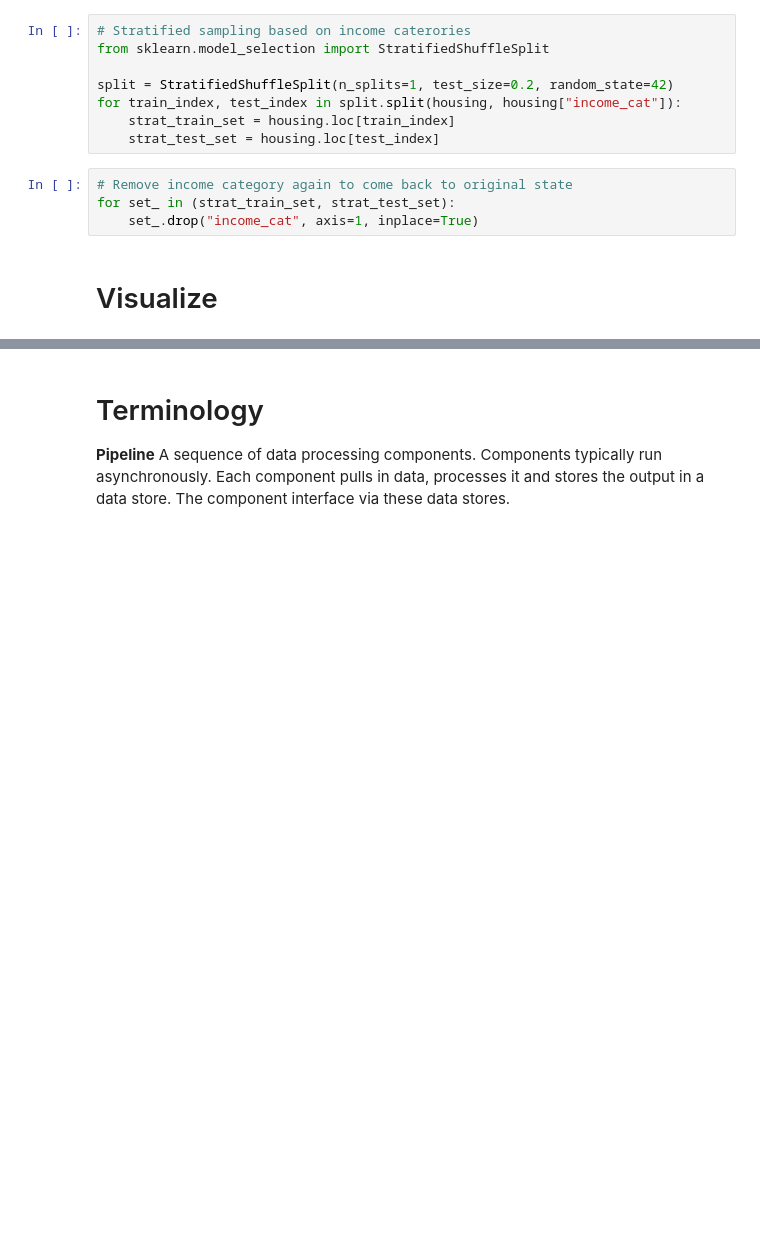
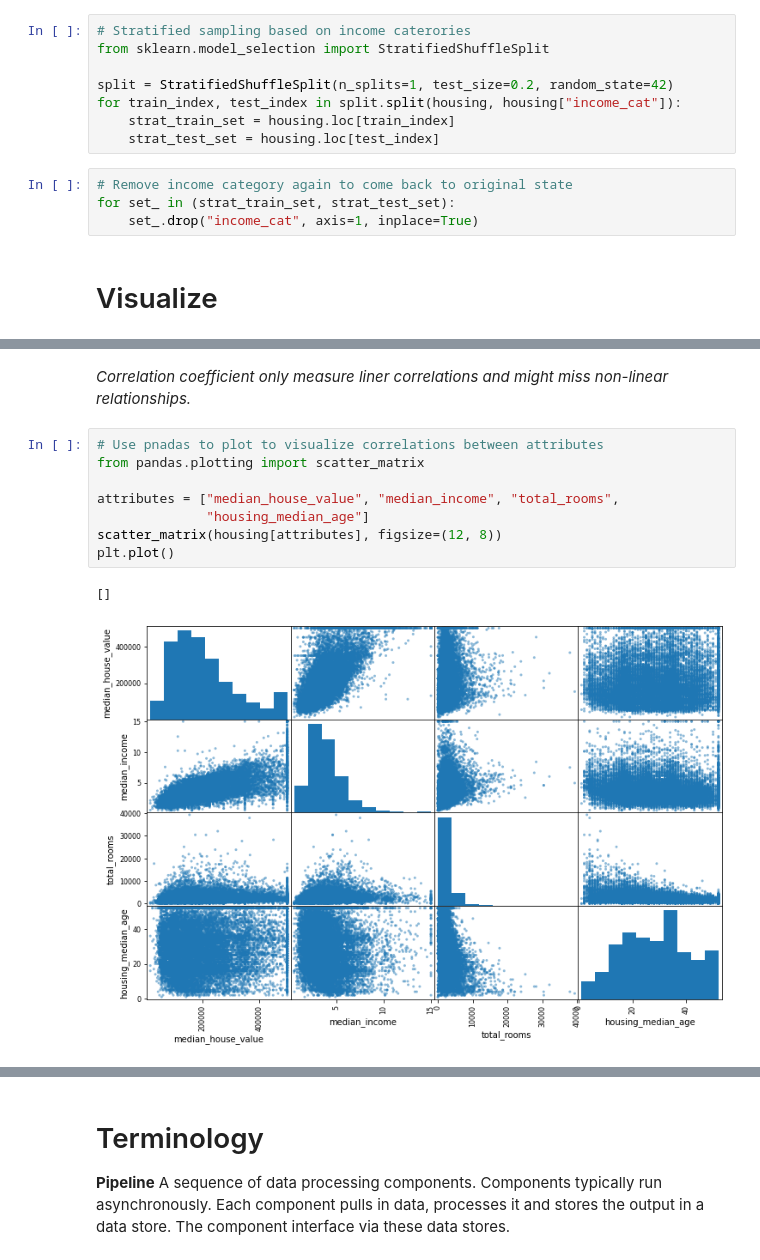
Before and after one commit to WestfalNamur/hands_on_ML, a Jupyter notebook: 1_end_to_end_project/end_to_end_project.ipynb, the cells around one changed output, grey strips where cells are left out. Saved outputs shown, nothing was run; the diff lists cells and outputs as text; blank space fills up the shorter version.

```diff
--- a/1_end_to_end_project/end_to_end_project.ipynb
+++ b/1_end_to_end_project/end_to_end_project.ipynb
@@ -177,0 +210,13 @@ for set_ in (strat_train_set, strat_test_set):
+# %% [markdown]
+*Correlation coefficient only measure liner correlations and might miss non-linear relationships.*
+# %%
+# Use pnadas to plot to visualize correlations between attributes
+from pandas.plotting import scatter_matrix
+
+attributes = ["median_house_value", "median_income", "total_rooms",
+              "housing_median_age"]
+scatter_matrix(housing[attributes], figsize=(12, 8))
+plt.plot()
+# %% [output]
+[]
+[figure, added]
```
Also changed, not shown: parts of 6 cells of this notebook.
